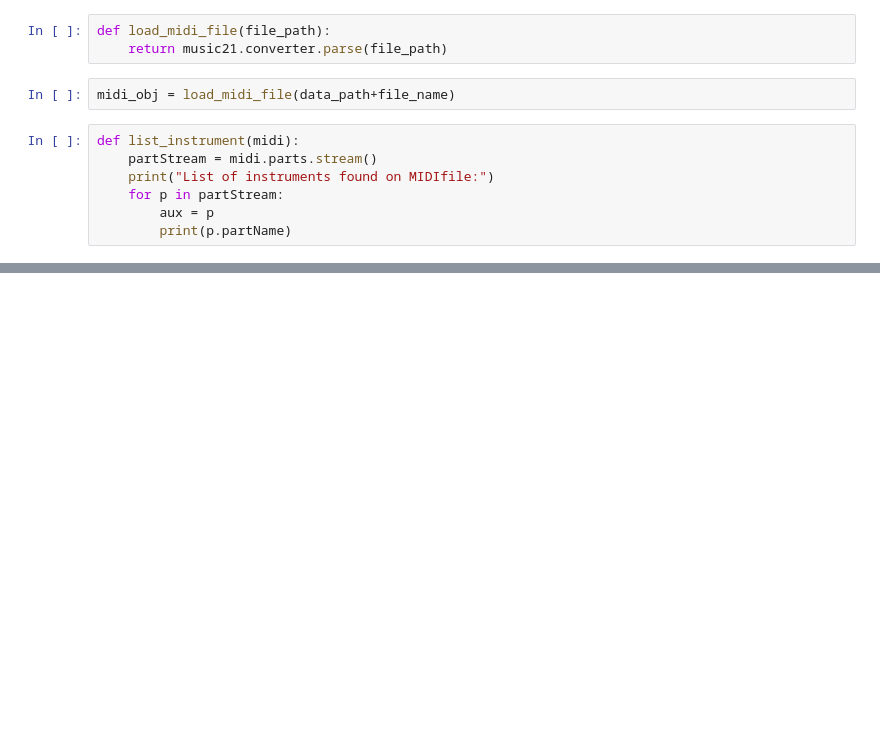
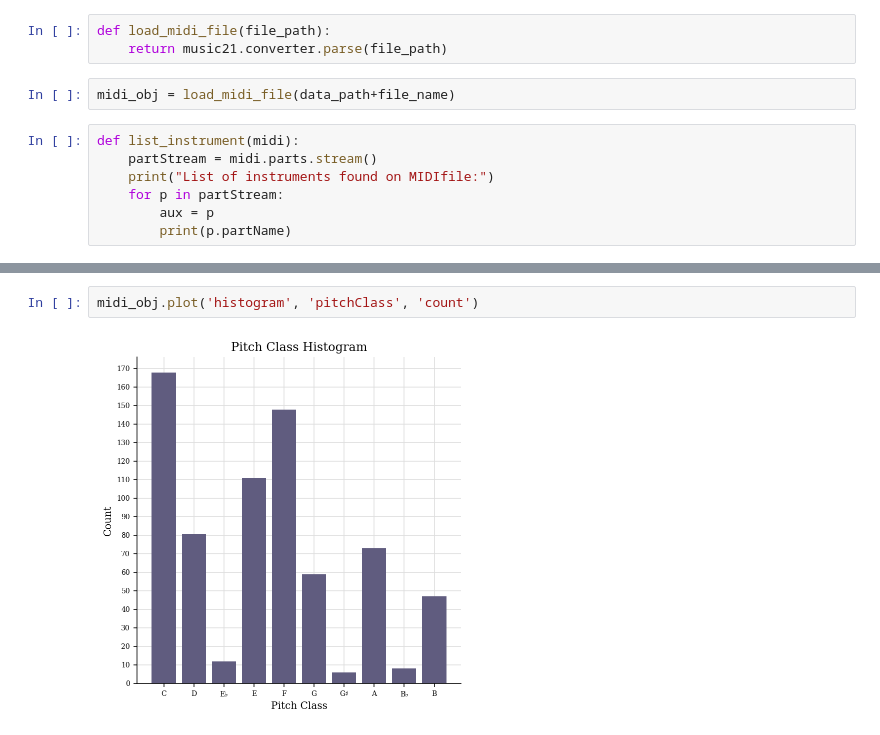
Before and after one commit to JDhyeok/music-composition, a Jupyter notebook: src/midiAnalysis.ipynb, the cells around one changed output, grey strips where cells are left out. Drawn from its saved outputs; the diff is of its cells as text; blank space fills up the shorter version.

```diff
--- a/src/midiAnalysis.ipynb
+++ b/src/midiAnalysis.ipynb
@@ -125,0 +96,4 @@ print_parts_countour(midi_obj.measures(0, 6))
+# %%
+midi_obj.plot('histogram', 'pitchClass', 'count')
+# %% [output]
+[figure, added]
```
Also changed, not shown: parts of 9 cells of this notebook, 1 other file.
